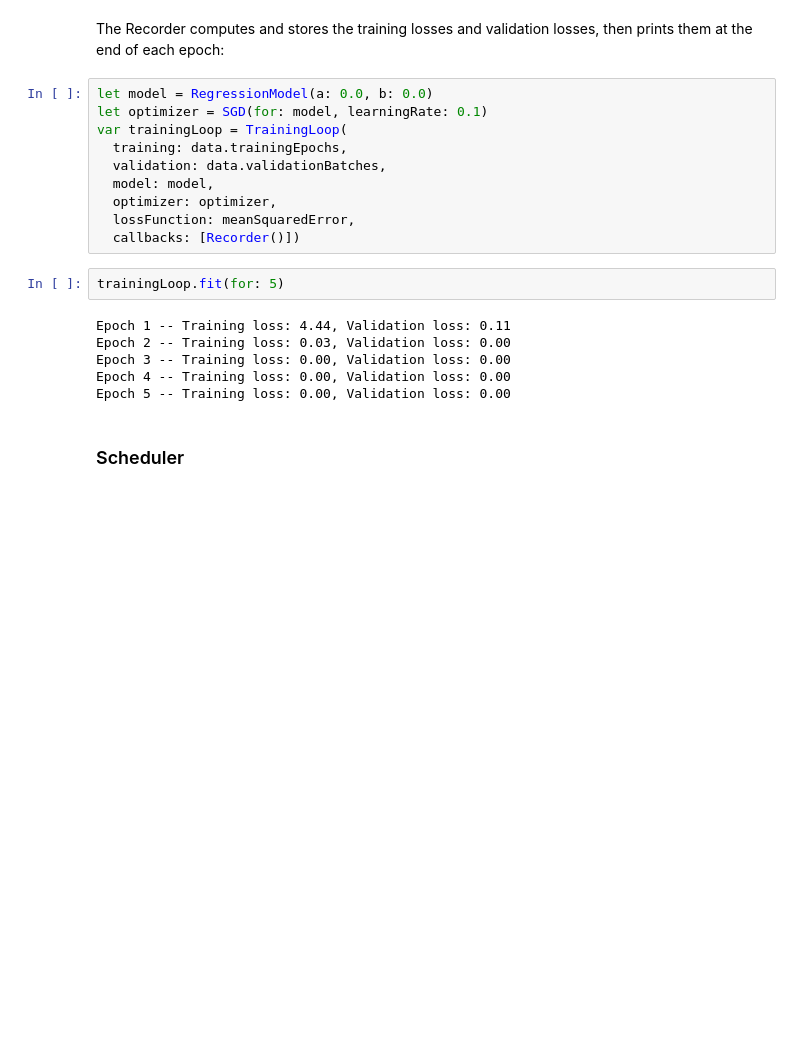
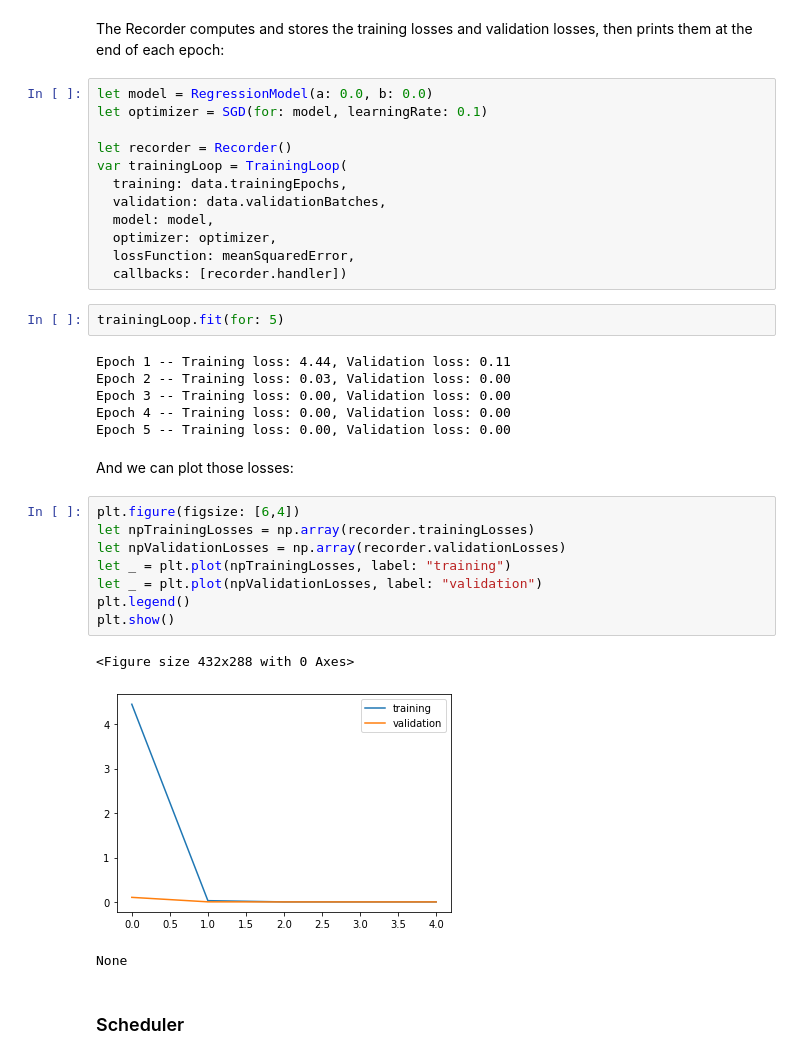
Before and after one commit to sgugger/swift-training, a Jupyter notebook: examples/TrainingStep.ipynb, the cells around one changed output. Cells and saved outputs as stored; diff of their text form; blank space fills up the shorter version.

```diff
--- a/examples/TrainingStep.ipynb
+++ b/examples/TrainingStep.ipynb
@@ -145,13 +151,15 @@ The Recorder computes and stores the training losses and validation losses, then
 # %%
 let model = RegressionModel(a: 0.0, b: 0.0)
 let optimizer = SGD(for: model, learningRate: 0.1)
+
+let recorder = Recorder()
 var trainingLoop = TrainingLoop(
   training: data.trainingEpochs,
   validation: data.validationBatches,
   model: model,
   optimizer: optimizer,
   lossFunction: meanSquaredError,
-  callbacks: [Recorder()])
+  callbacks: [recorder.handler])
 # %%
 trainingLoop.fit(for: 5)
 # %% [output]
@@ -160,6 +168,20 @@ Epoch 2 -- Training loss: 0.03, Validation loss: 0.00
 Epoch 3 -- Training loss: 0.00, Validation loss: 0.00
 Epoch 4 -- Training loss: 0.00, Validation loss: 0.00
 Epoch 5 -- Training loss: 0.00, Validation loss: 0.00
+# %% [markdown]
+And we can plot those losses:
+# %%
+plt.figure(figsize: [6,4])
+let npTrainingLosses = np.array(recorder.trainingLosses)
+let npValidationLosses = np.array(recorder.validationLosses)
+let _ = plt.plot(npTrainingLosses, label: "training")
+let _ = plt.plot(npValidationLosses, label: "validation")
+plt.legend()
+plt.show()
+# %% [output]
+<Figure size 432x288 with 0 Axes>
+[figure, added]
+None
 # %% [markdown]
 ### Scheduler
 # %% [markdown]
```
Also changed, not shown: parts of 9 cells of this notebook, 1 other file.
